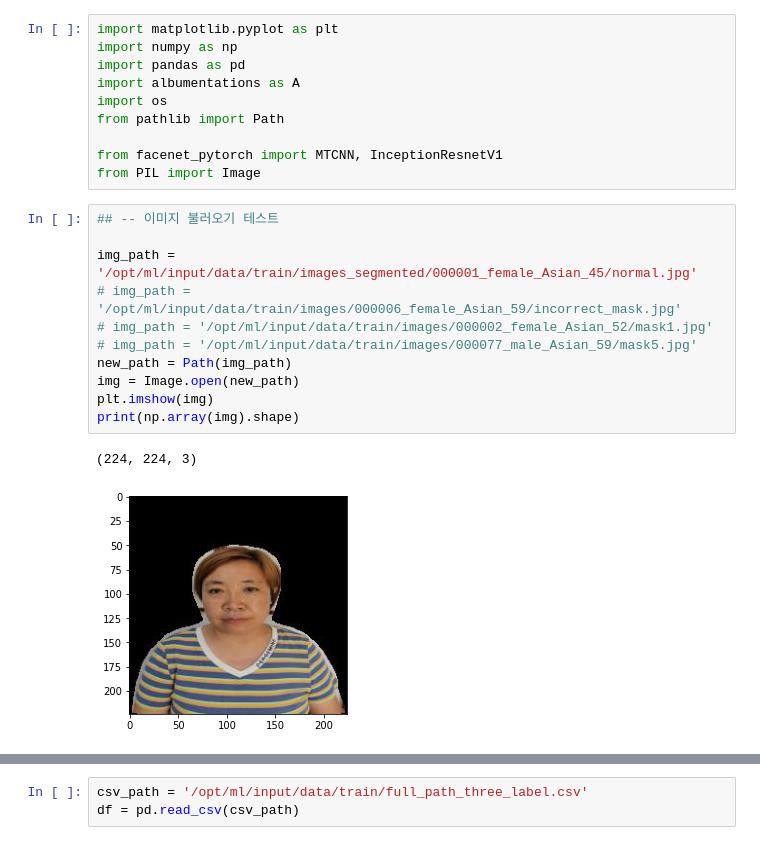
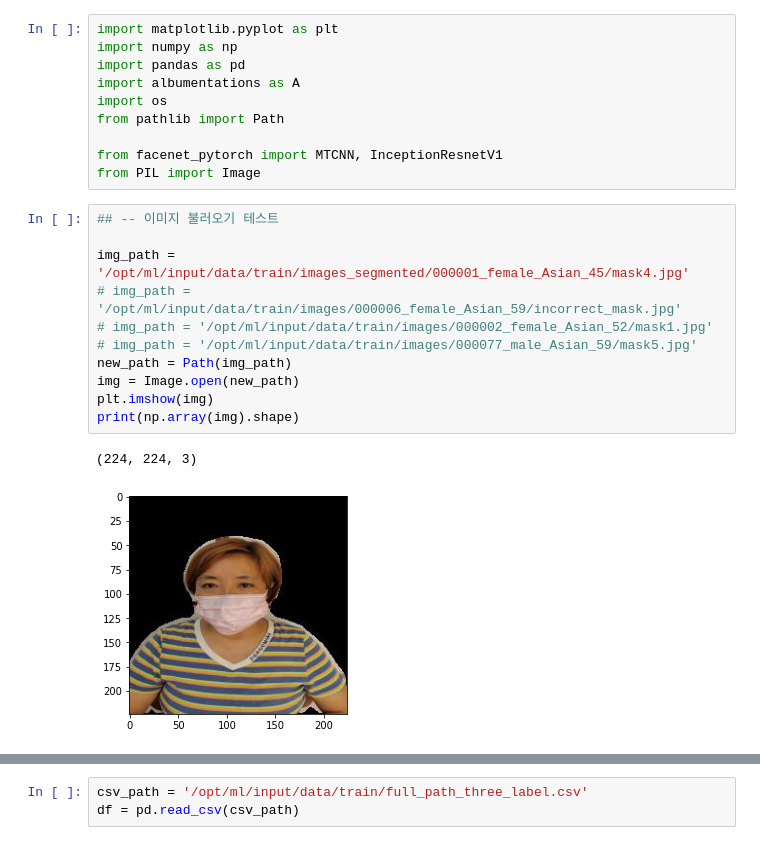
Before and after one commit to KimSeungHyun1217/mask_age_gender_classification, a Jupyter notebook: util/face crop.ipynb, the cells around one changed output, grey strips where cells are left out. Saved outputs shown, nothing was run; the diff lists cells and outputs as text.

```diff
--- a/util/face crop.ipynb
+++ b/util/face crop.ipynb
@@ -13,17 +13,17 @@ from PIL import Image
 # %%
 ## -- 이미지 불러오기 테스트
 
-img_path = '/opt/ml/input/data/train/images_segmented/000001_female_Asian_45/normal.jpg'
+img_path = '/opt/ml/input/data/train/images_segmented/000001_female_Asian_45/mask4.jpg'
 # img_path = '/opt/ml/input/data/train/images/000006_female_Asian_59/incorrect_mask.jpg'
 # img_path = '/opt/ml/input/data/train/images/000002_female_Asian_52/mask1.jpg'
 # img_path = '/opt/ml/input/data/train/images/000077_male_Asian_59/mask5.jpg'
 new_path = Path(img_path)
 img = Image.open(new_path)
 plt.imshow(img)
 print(np.array(img).shape)
 # %% [output]
 (224, 224, 3)
-[figure, old version]
+[figure, new version]
 # %%
 def faceCrop(img, faces, w_ratio, h_ratio, x, y):
     x1, y1, x2, y2 = faces[0][0]
```
Also changed, not shown: parts of 2 cells of this notebook.
